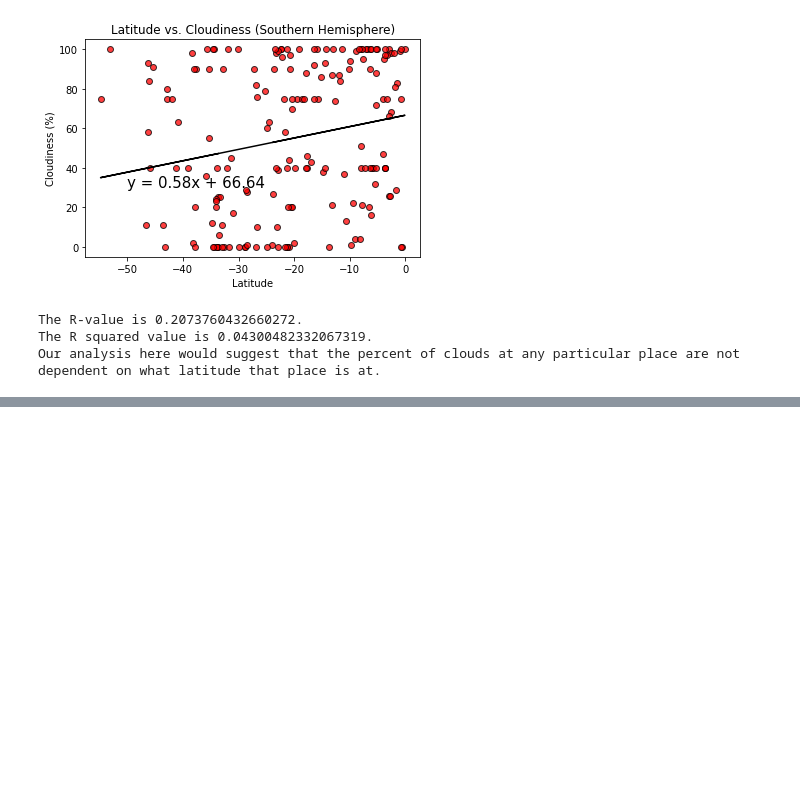
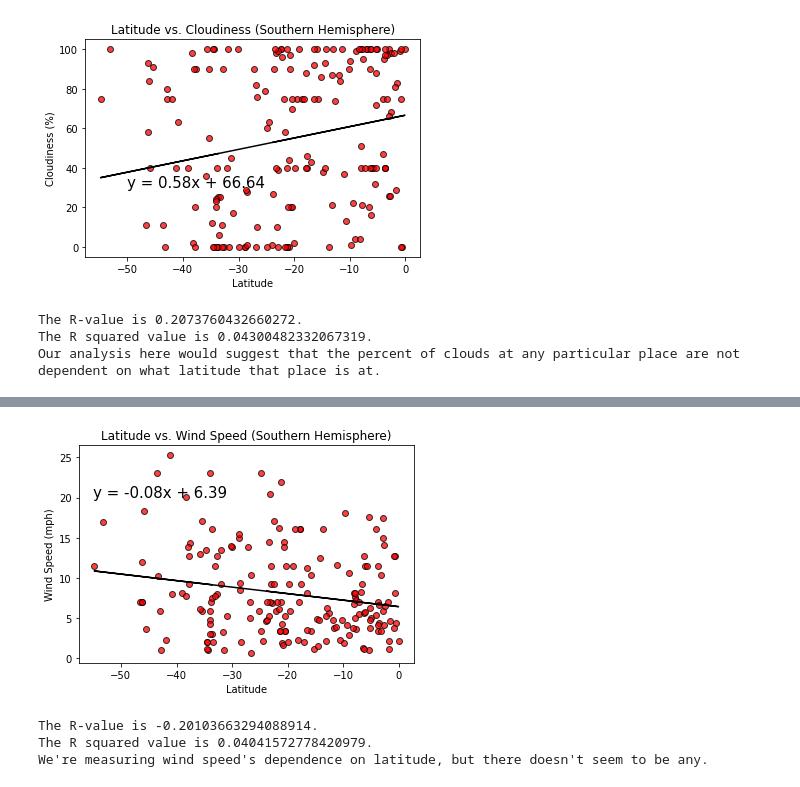
Before and after one commit to LongPatrol/python-api-challenge, a Jupyter notebook: WeatherPy/WeatherPy.ipynb, the cells around one changed output, grey strips where cells are left out. Drawn from its saved outputs; the diff is of its cells as text; code cells hidden in the pictures; blank space fills up the shorter version.

```diff
--- a/WeatherPy/WeatherPy.ipynb
+++ b/WeatherPy/WeatherPy.ipynb
@@ -354,0 +399,24 @@ Our analysis here would suggest that the percent of clouds at any particular pla
+# %%
+x_values = south_df["Lat"]
+y_values = south_df["Wind Speed"]
+(slope, intercept, rvalue, pvalue, stderr) = linregress(x_values, y_values)
+regress_values = x_values * slope + intercept
+line_eq = "y = " + str(round(slope,2)) + "x + " + str(round(intercept,2))
+
+plt.scatter(south_df["Lat"], south_df["Wind Speed"], marker="o", facecolors="red", edgecolors="black", alpha=0.75)
+plt.plot(x_values,regress_values,"r-", color="black")
+plt.annotate(line_eq,(-55,20),fontsize=15,color="black")
+plt.ylabel('Wind Speed (mph)')
+plt.xlabel('Latitude')
+plt.title("Latitude vs. Wind Speed (Southern Hemisphere)")
+plt.savefig("images/latitude_wind_south.png")
+plt.show()
+
+print(f"The R-value is {rvalue}.")
+print(f"The R squared value is {rvalue**2}.")
+print("We're measuring wind speed's dependence on latitude, but there doesn't seem to be any.")
+# %% [output]
+[figure, added]
+The R-value is -0.20103663294088914.
+The R squared value is 0.04041572778420979.
+We're measuring wind speed's dependence on latitude, but there doesn't seem to be any.
```
Also changed, not shown: parts of 14 cells of this notebook, 12 other files.
